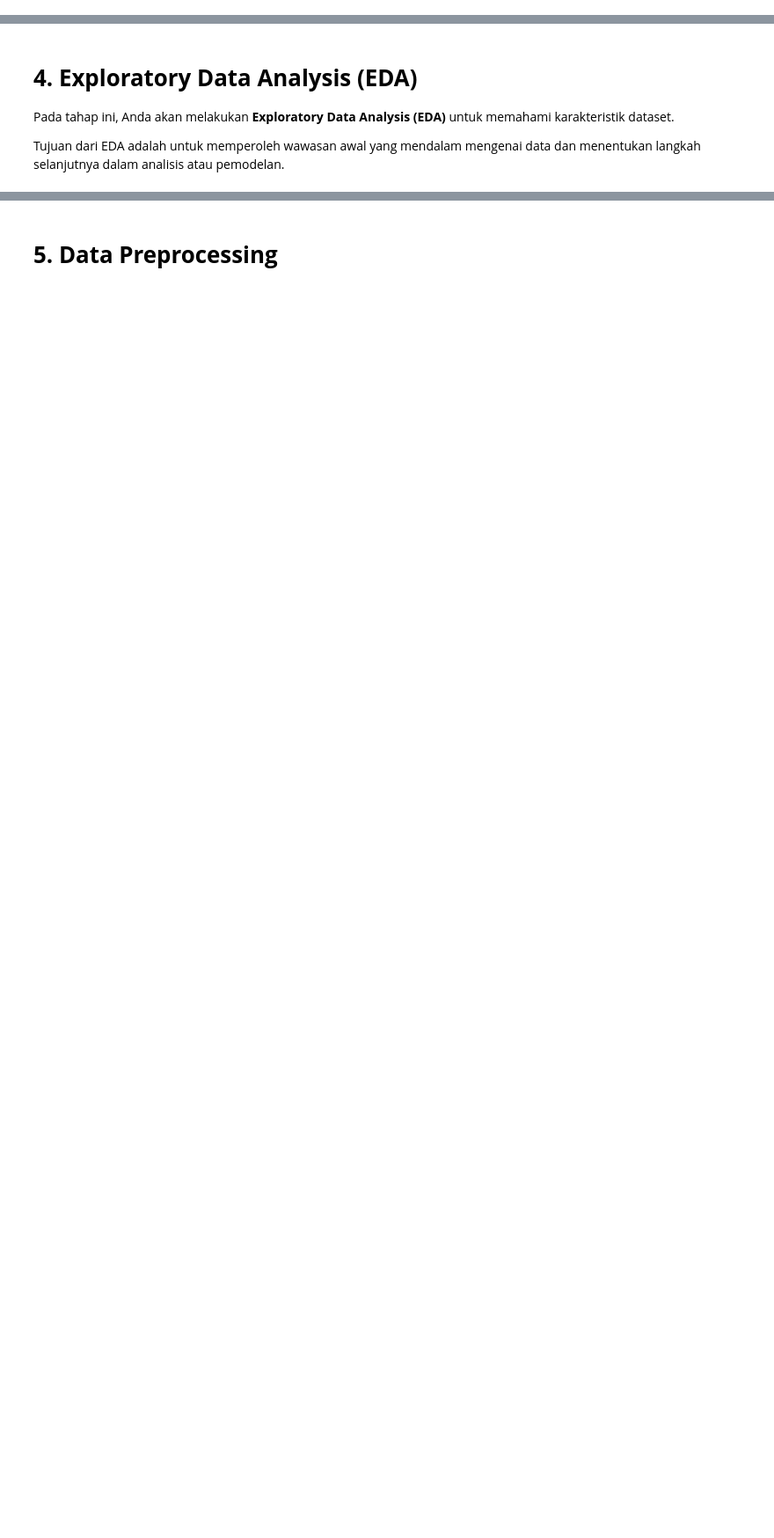
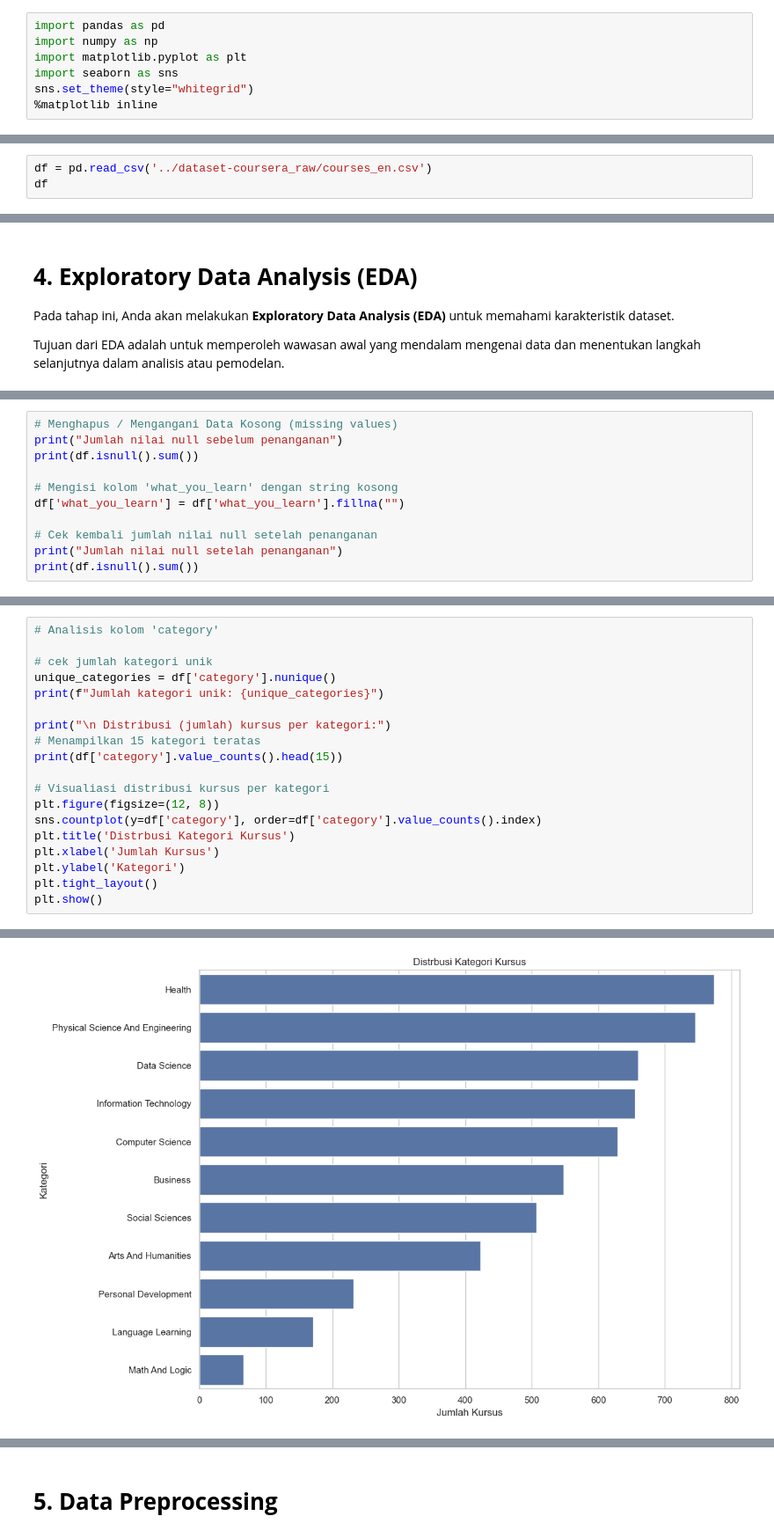
Before and after one commit to wingscode123/Eksperimen_SML_Radithya-Fawwaz-Aydin, a Jupyter notebook: preprocessing/Eksperimen_MSML_Radithya_Fawwaz_Aydin.ipynb, the cells around one changed output, grey strips where cells are left out. Shown at 88% size. Cells and saved outputs as stored; diff of their text form; blank space fills up the shorter version.

```diff
--- a/preprocessing/Eksperimen_MSML_Radithya_Fawwaz_Aydin.ipynb
+++ b/preprocessing/Eksperimen_MSML_Radithya_Fawwaz_Aydin.ipynb
@@ -26,6 +26,13 @@ Designed for education researchers, data scientists, and developers, this datase
 # **2. Import Library**
 # %% [markdown]
 Pada tahap ini, Anda perlu mengimpor beberapa pustaka (library) Python yang dibutuhkan untuk analisis data dan pembangunan model machine learning atau deep learning.
+# %%
+import pandas as pd
+import numpy as np
+import matplotlib.pyplot as plt
+import seaborn as sns
+sns.set_theme(style="whitegrid")
+%matplotlib inline
 # %% [markdown]
 # **3. Memuat Dataset**
 # %% [markdown]
@@ -38,0 +44,3 @@ Jika dataset berupa unstructured data, silakan sesuaikan dengan format seperti k
+# %%
+df = pd.read_csv('../dataset-coursera_raw/courses_en.csv')
+df
@@ -46,0 +89,11 @@ Tujuan dari EDA adalah untuk memperoleh wawasan awal yang mendalam mengenai data
+# %%
+# Menghapus / Mengangani Data Kosong (missing values)
+print("Jumlah nilai null sebelum penanganan")
+print(df.isnull().sum())
+
+# Mengisi kolom 'what_you_learn' dengan string kosong
+df['what_you_learn'] = df['what_you_learn'].fillna("")
+
+# Cek kembali jumlah nilai null setelah penanganan
+print("Jumlah nilai null setelah penanganan")
+print(df.isnull().sum())
@@ -46,0 +121,20 @@ Tujuan dari EDA adalah untuk memperoleh wawasan awal yang mendalam mengenai data
+# %%
+# Analisis kolom 'category'
+
+# cek jumlah kategori unik
+unique_categories = df['category'].nunique()
+print(f"Jumlah kategori unik: {unique_categories}")
+
+print("\n Distribusi (jumlah) kursus per kategori:")
+# Menampilkan 15 kategori teratas
+print(df['category'].value_counts().head(15))
+
+# Visualiasi distribusi kursus per kategori
+plt.figure(figsize=(12, 8))
+sns.countplot(y=df['category'], order=df['category'].value_counts().index)
+plt.title('Distrbusi Kategori Kursus')
+plt.xlabel('Jumlah Kursus')
+plt.ylabel('Kategori')
+plt.tight_layout()
+plt.show()
+# %% [output]
@@ -46,0 +157 @@ Tujuan dari EDA adalah untuk memperoleh wawasan awal yang mendalam mengenai data
+[figure, added]
```
Also changed, not shown: parts of 22 cells of this notebook, 7 other files.
